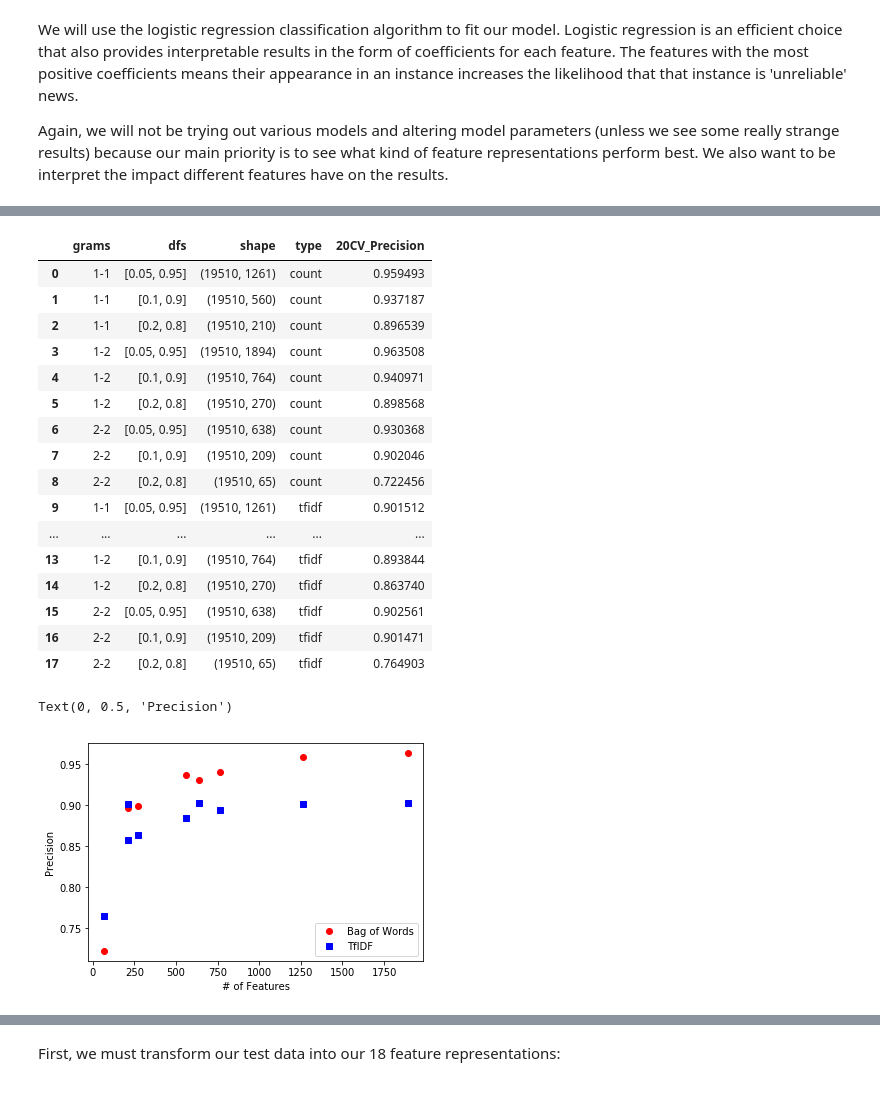
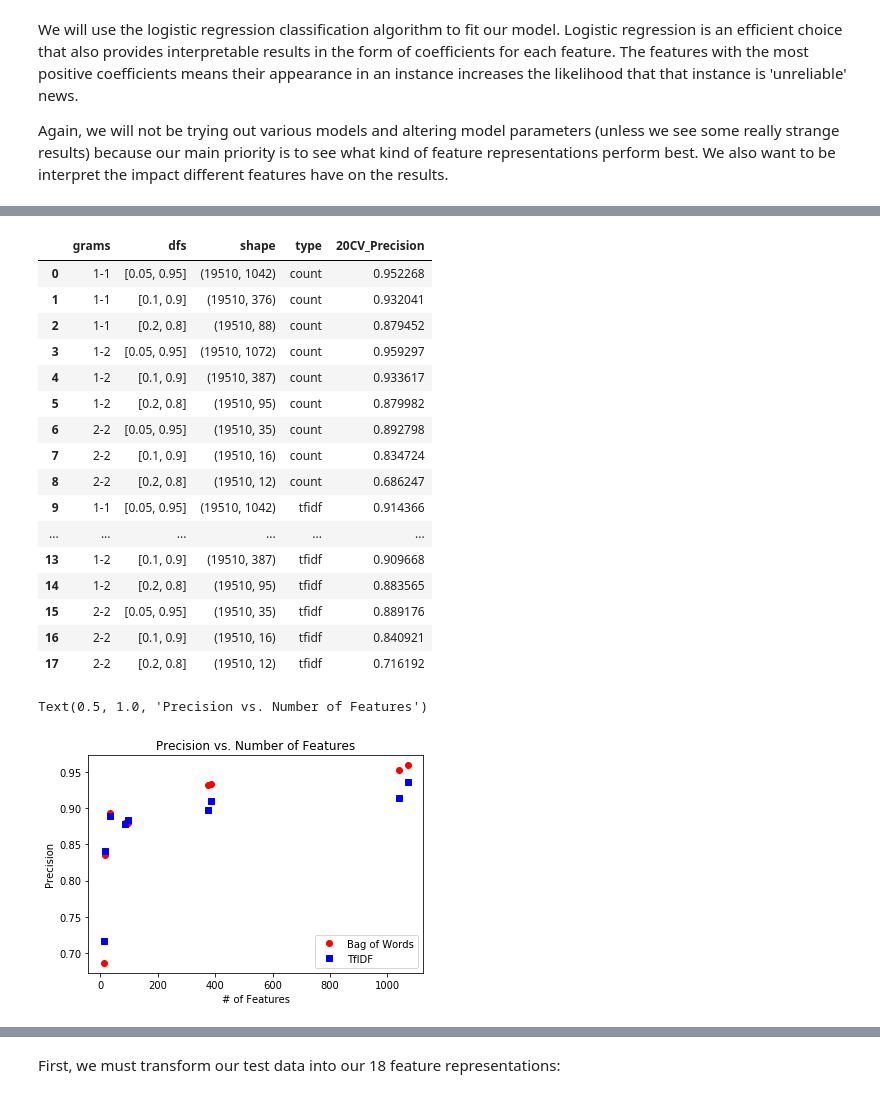
Before and after one commit to ridicholas/FAKENEWS-, a Jupyter notebook: Fake News Detection.ipynb, the cells around one changed output, grey strips where cells are left out. Cells and saved outputs as stored; diff of their text form; code cells hidden in the pictures.

```diff
--- a/Fake News Detection.ipynb
+++ b/Fake News Detection.ipynb
@@ -21,8 +21,8 @@ import pandas as pd
 import numpy as np
 import scipy
 # %%
-train = pd.read_csv("train1.csv",encoding='utf_8') ## read in train data
-test = pd.read_csv("train2.csv",encoding='utf_8') ## read in test data
+train = pd.read_csv("train.csv",encoding='utf_8') ## read in train data
+test = pd.read_csv("test.csv",encoding='utf_8') ## read in test data
 
 
 train = train.drop_duplicates(subset = ['title'], keep = 'first'); ##dedup train data
@@ -534,5 +425,5 @@ from sklearn.naive_bayes import MultinomialNB
 # %%
-log_reg = LogisticRegression(C=4.0, solver = 'liblinear')
+log_reg = LogisticRegression(C=1.0, solver = 'liblinear')
 # %% [markdown]
 ### Metrics & Evaluation
 
@@ -553,40 +444,41 @@ feature_set['20CV_Precision'] = [cross_val_score(log_reg,
 feature_set[['grams','dfs','shape','type','20CV_Precision']]
 # %% [output]
 |  | grams | dfs | shape | type | 20CV_Precision |
-| 0 | 1-1 | [0.05, 0.95] | (19510, 1261) | count | 0.959493 |
-| 1 | 1-1 | [0.1, 0.9] | (19510, 560) | count | 0.937187 |
-| 2 | 1-1 | [0.2, 0.8] | (19510, 210) | count | 0.896539 |
-| 3 | 1-2 | [0.05, 0.95] | (19510, 1894) | count | 0.963508 |
-| 4 | 1-2 | [0.1, 0.9] | (19510, 764) | count | 0.940971 |
-| 5 | 1-2 | [0.2, 0.8] | (19510, 270) | count | 0.898568 |
-| 6 | 2-2 | [0.05, 0.95] | (19510, 638) | count | 0.930368 |
-| 7 | 2-2 | [0.1, 0.9] | (19510, 209) | count | 0.902046 |
-| 8 | 2-2 | [0.2, 0.8] | (19510, 65) | count | 0.722456 |
-| 9 | 1-1 | [0.05, 0.95] | (19510, 1261) | tfidf | 0.901512 |
+| 0 | 1-1 | [0.05, 0.95] | (19510, 1042) | count | 0.952268 |
+| 1 | 1-1 | [0.1, 0.9] | (19510, 376) | count | 0.932041 |
+| 2 | 1-1 | [0.2, 0.8] | (19510, 88) | count | 0.879452 |
+| 3 | 1-2 | [0.05, 0.95] | (19510, 1072) | count | 0.959297 |
+| 4 | 1-2 | [0.1, 0.9] | (19510, 387) | count | 0.933617 |
+| 5 | 1-2 | [0.2, 0.8] | (19510, 95) | count | 0.879982 |
+| 6 | 2-2 | [0.05, 0.95] | (19510, 35) | count | 0.892798 |
+| 7 | 2-2 | [0.1, 0.9] | (19510, 16) | count | 0.834724 |
+| 8 | 2-2 | [0.2, 0.8] | (19510, 12) | count | 0.686247 |
+| 9 | 1-1 | [0.05, 0.95] | (19510, 1042) | tfidf | 0.914366 |
 | ... | ... | ... | ... | ... | ... |
-| 13 | 1-2 | [0.1, 0.9] | (19510, 764) | tfidf | 0.893844 |
-| 14 | 1-2 | [0.2, 0.8] | (19510, 270) | tfidf | 0.863740 |
-| 15 | 2-2 | [0.05, 0.95] | (19510, 638) | tfidf | 0.902561 |
-| 16 | 2-2 | [0.1, 0.9] | (19510, 209) | tfidf | 0.901471 |
-| 17 | 2-2 | [0.2, 0.8] | (19510, 65) | tfidf | 0.764903 |
+| 13 | 1-2 | [0.1, 0.9] | (19510, 387) | tfidf | 0.909668 |
+| 14 | 1-2 | [0.2, 0.8] | (19510, 95) | tfidf | 0.883565 |
+| 15 | 2-2 | [0.05, 0.95] | (19510, 35) | tfidf | 0.889176 |
+| 16 | 2-2 | [0.1, 0.9] | (19510, 16) | tfidf | 0.840921 |
+| 17 | 2-2 | [0.2, 0.8] | (19510, 12) | tfidf | 0.716192 |
 # %%
 import matplotlib.pyplot as plt
 import matplotlib.pylab as lab
 
 feature_set['num_features'] = [shape[1] for shape in feature_set['shape']]
 
 plt.plot(feature_set.num_features[feature_set['type'] == "count"],
          feature_set['20CV_Precision'][feature_set['type'] == "count"],
          'ro',
          feature_set.num_features[feature_set['type'] == "tfidf"],
          feature_set['20CV_Precision'][feature_set['type'] == "tfidf"],
          'bs')
 
 
 plt.legend(['Bag of Words', 'TfIDF'])
 plt.xlabel('# of Features')
 plt.ylabel('Precision')
+plt.title('Precision vs. Number of Features')
 # %% [output]
-Text(0, 0.5, 'Precision')
+Text(0.5, 1.0, 'Precision vs. Number of Features')
-[figure, old version]
+[figure, new version]
 # %% [markdown]
```
Also changed, not shown: parts of 88 cells of this notebook.
